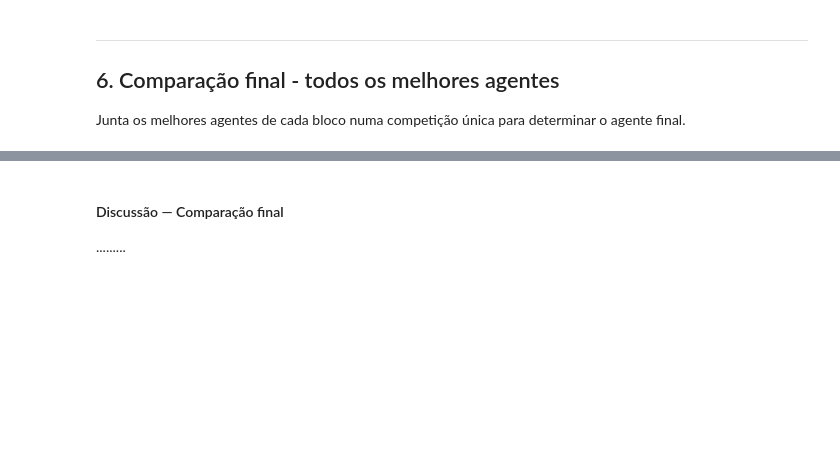
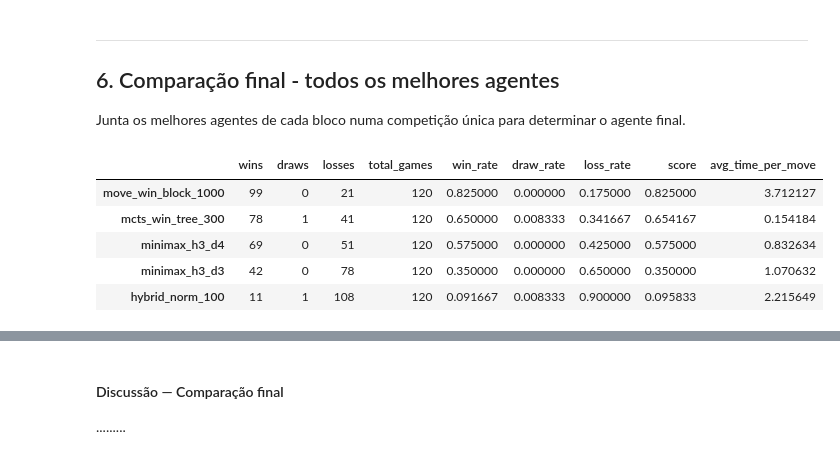
Before and after one commit to andredpinto/AI_2526_Project, a Jupyter notebook: notebooks/analise_mcts_completa - Cópia.ipynb, the cells around one changed output, grey strips where cells are left out. Drawn from its saved outputs; the diff is of its cells as text; code cells hidden in the pictures; blank space fills up the shorter version.

```diff
--- a/notebooks/analise_mcts_completa - Cópia.ipynb
+++ b/notebooks/analise_mcts_completa - Cópia.ipynb
@@ -593,3 +593,37 @@ NameError: name 'plot_bars' is not defined
 ## 6. Comparação final - todos os melhores agentes
 
 Junta os melhores agentes de cada bloco numa competição única para determinar o agente final.
+# %%
+# Substituir pelos nomes reais após executar as experiências anteriores
+# e identificar o vencedor de cada bloco
+
+final_variants = [
+    # Melhor do bloco 2 (MCTS base)
+    ("mcts_win_tree_300",  MCTS(max_iter=300, heuristic_win=True, save_tree=True)),
+
+    # Melhor do bloco 3 (MoveMCTS — ajustar política conforme Exp 5)
+    ("move_win_block_1000", MoveMCTS(max_iter=1000, expansion_policy=get_win_block_or_all)),
+
+    # Melhor do bloco 4 (Minimax — ajustar profundidade conforme Exp 7)
+    ("minimax_h3_d3",      Minimax(max_depth=3, heuristic=heuristic3, pruning=True)),
+    ("minimax_h3_d4",      Minimax(max_depth=4, heuristic=heuristic3, pruning=True)),
+
+    # Melhor do bloco 5 (híbrido)
+    ("hybrid_norm_100",    MoveMCTS(
+        max_iter=100,
+        expansion_policy=get_win_block_or_all,
+        use_minimax=True,
+        minimax_agent=Minimax(max_depth=3, heuristic=heuristic3, pruning=True),
+        normalize_minimax=True,
+    )),
+]
+
+stats_final = variants_stats(final_variants, n_games=15)
+stats_dataframe(stats_final)
+# %% [output]
+|  | wins | draws | losses | total_games | win_rate | draw_rate | loss_rate | score | avg_time_per_move |
+| move_win_block_1000 | 99 | 0 | 21 | 120 | 0.825000 | 0.000000 | 0.175000 | 0.825000 | 3.712127 |
+| mcts_win_tree_300 | 78 | 1 | 41 | 120 | 0.650000 | 0.008333 | 0.341667 | 0.654167 | 0.154184 |
+| minimax_h3_d4 | 69 | 0 | 51 | 120 | 0.575000 | 0.000000 | 0.425000 | 0.575000 | 0.832634 |
+| minimax_h3_d3 | 42 | 0 | 78 | 120 | 0.350000 | 0.000000 | 0.650000 | 0.350000 | 1.070632 |
+| hybrid_norm_100 | 11 | 1 | 108 | 120 | 0.091667 | 0.008333 | 0.900000 | 0.095833 | 2.215649 |
```
Also changed, not shown: parts of 2 cells of this notebook.
